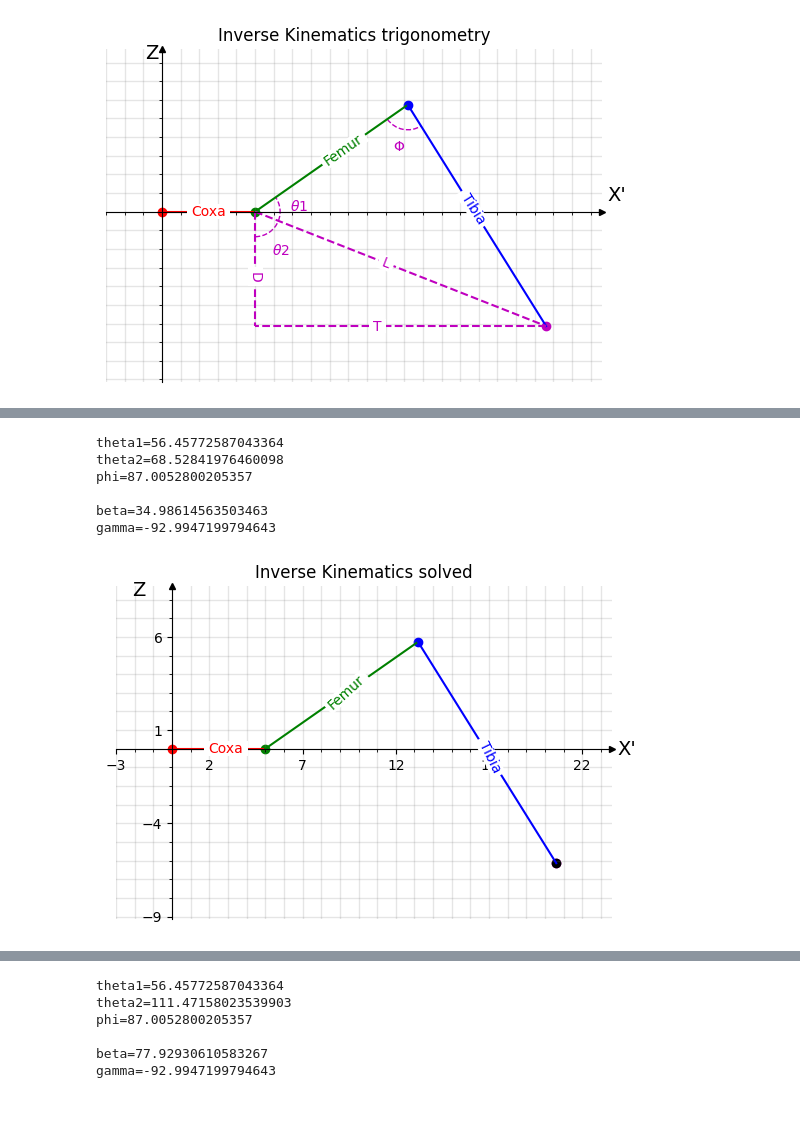
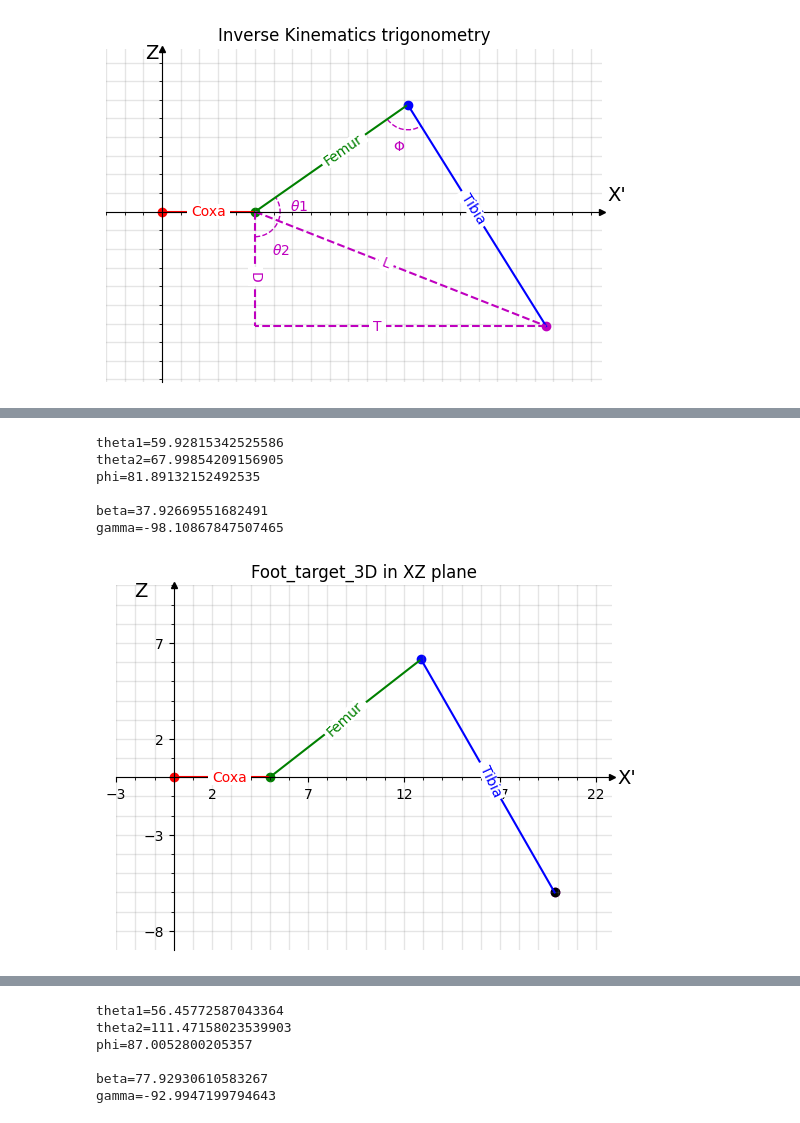
Before and after one commit to Dr-QP/Dr.QP, a Jupyter notebook: packages/runtime/drqp_brain/notebooks/getting_started_with_robot_ik.ipynb, the cells around one changed output, grey strips where cells are left out. Saved outputs shown, nothing was run; the diff lists cells and outputs as text; code cells hidden in the pictures.

```diff
--- a/packages/runtime/drqp_brain/notebooks/getting_started_with_robot_ik.ipynb
+++ b/packages/runtime/drqp_brain/notebooks/getting_started_with_robot_ik.ipynb
@@ -411,58 +411,66 @@ And that is all, lets put it all together:
 
 import math
 
+def inverse_kinematics_xz(coxa, femur, tibia, foot_target, verbose=False):
+    """
+    XZ axis Inverse kinematics solver for 3DOF leg.
 
-def solve_and_plot_at_target(foot_target: Point, plot_title='Inverse Kinematics solved'):
-    def inverse_kinematics(coxa, femur, tibia, foot_target):
-        """
-        XZ axis Inverse kinematics solver for 3DOF leg.
+    Math as described above
+    """
+    D = -foot_target.y
+    T = foot_target.x - coxa
+    L = math.hypot(D, T)
 
-        Math as described above
-        """
-        D = -foot_target.y
-        T = foot_target.x - coxa
-        L = math.hypot(D, T)
+    theta1 = math.degrees(math.acos((L**2 + femur**2 - tibia**2) / (2 * L * femur)))
+    theta2 = math.degrees(math.atan2(T, D))
+    phi = math.degrees(math.acos((tibia**2 + femur**2 - L**2) / (2 * tibia * femur)))
 
-        theta1 = math.degrees(math.acos((L**2 + femur**2 - tibia**2) / (2 * L * femur)))
-        theta2 = math.degrees(math.atan2(T, D))
-        phi = math.degrees(math.acos((tibia**2 + femur**2 - L**2) / (2 * tibia * femur)))
+    beta = (theta1 + theta2) - 90
+    gamma = phi - 180
+    if verbose:
+        print(f'{theta1=}\n{theta2=}\n{phi=}\n\n{beta=}\n{gamma=}')
+    return beta, gamma
 
-        beta = (theta1 + theta2) - 90
-        gamma = phi - 180
-        print(f'{theta1=}\n{theta2=}\n{phi=}\n\n{beta=}\n{gamma=}')
-        return beta, gamma
+def solve_and_plot_at_target_xz(
+    foot_target: Point, plot_title='Inverse Kinematics solved', verbose=False
+):
 
-    beta, gamma = inverse_kinematics(coxa_len, femur_len, tibia_len, foot_target)
+    beta, gamma = inverse_kinematics_xz(coxa_len, femur_len, tibia_len, foot_target, verbose=verbose)
 
     model = forward_kinematics(
         coxa_len,
         femur_len,
         tibia_len,
         alpha,
         beta,
         gamma,
         # Inverse kinematic is defined in terms of leg coordinate frame, so body length and start_z are 0
         start_height=0,
         body_length=0,
     )
 
     fig, ax, _, _ = plot_leg_with_points(
         model,
         plot_title,
         joint_labels='points',
         x_label="X'",
         y_label='Z',
     )
 
     ax.scatter(foot_target.x, foot_target.y, color='k', label='Foot target')
     ax.legend().remove()
+    return beta, gamma
 
-solve_and_plot_at_target(Point(20.61, -6.14))
+
+alpha_ik, X_tick = coxa_ik(foot_target_3d.xy)
+beta_ik, gamma_ik = solve_and_plot_at_target_xz(
+    Point(X_tick, foot_target_3d.z), 'Foot_target_3D in XZ plane', verbose=True
+)
 # %% [output]
-theta1=56.45772587043364
-theta2=68.52841976460098
-phi=87.0052800205357
+theta1=59.92815342525586
+theta2=67.99854209156905
+phi=81.89132152492535
 
-beta=34.98614563503463
-gamma=-92.9947199794643
+beta=37.92669551682491
+gamma=-98.10867847507465
-[figure, old version]
+[figure, new version]
```
Also changed, not shown: parts of 12 cells of this notebook.
